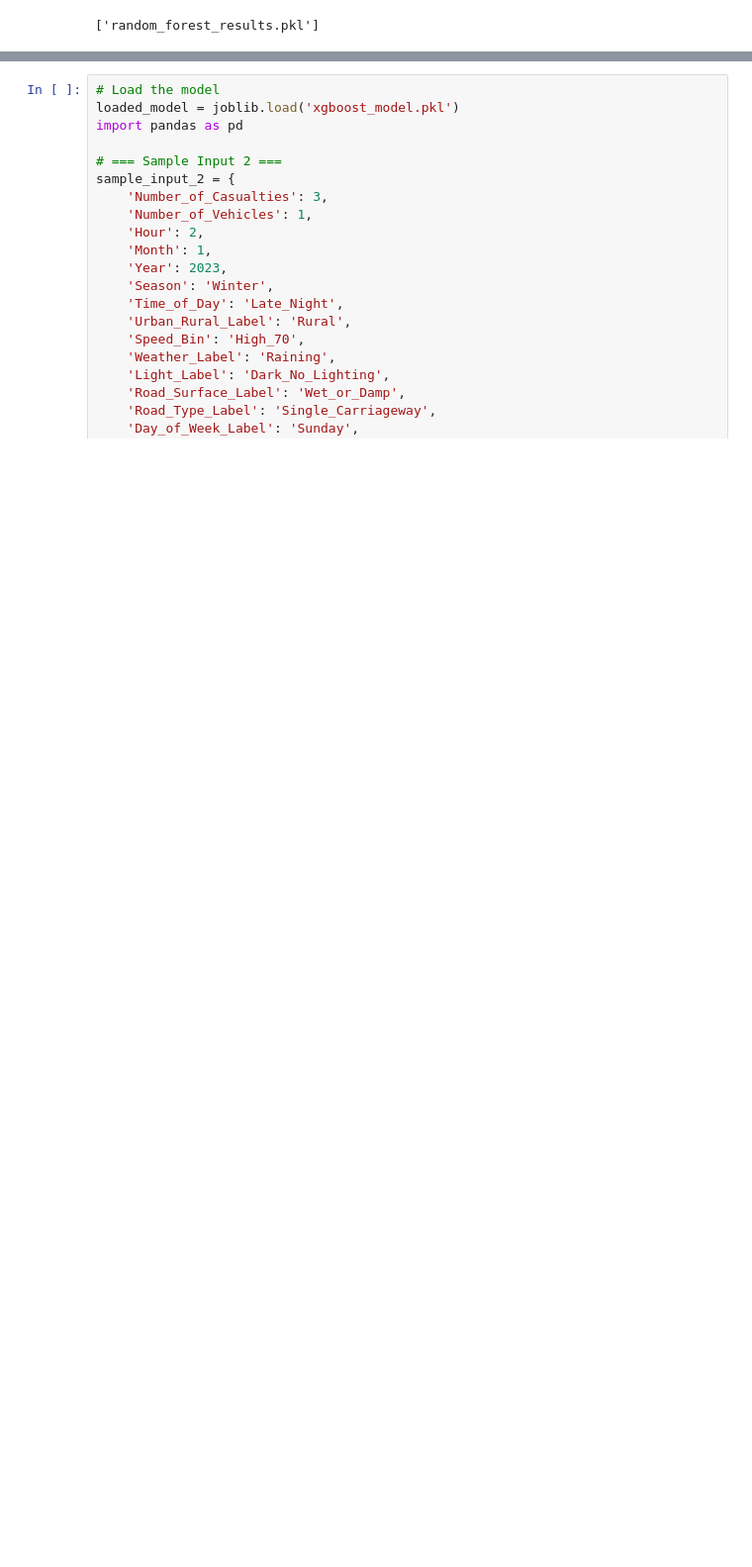
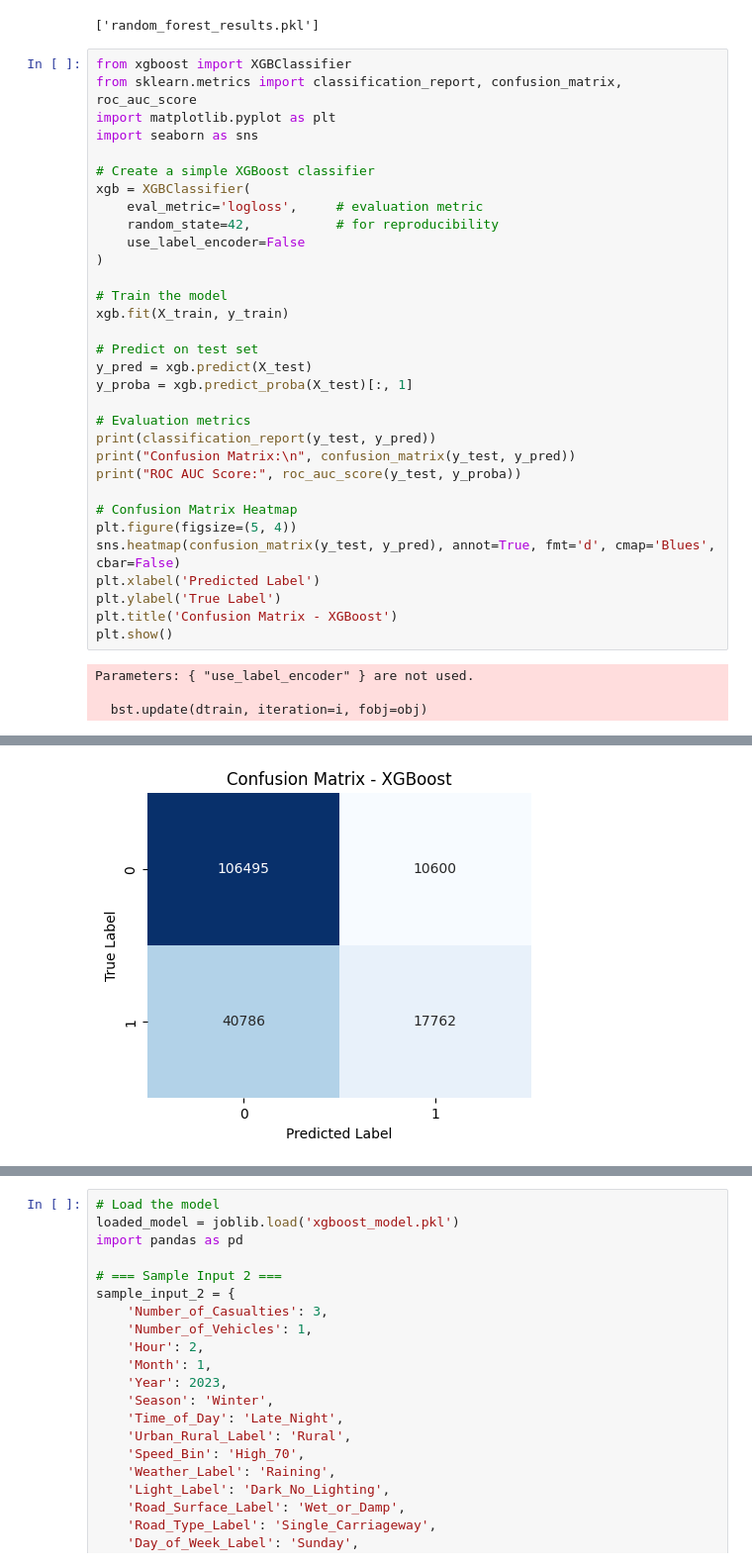
Before and after one commit to aishwarya-shekar-babu/Road-Accident-Prediction, a Jupyter notebook: Road_Accident_Prediction_finalmodels_with_app.ipynb, the cells around one changed output, grey strips where cells are left out. Shown at 99% size. Drawn from its saved outputs; the diff is of its cells as text; blank space fills up the shorter version.

```diff
--- a/Road_Accident_Prediction_finalmodels_with_app.ipynb
+++ b/Road_Accident_Prediction_finalmodels_with_app.ipynb
@@ -1492,3 +1492,39 @@ rf_results = {
 joblib.dump(rf_results, 'random_forest_results.pkl')
 # %% [output]
 ['random_forest_results.pkl']
+# %%
+from xgboost import XGBClassifier
+from sklearn.metrics import classification_report, confusion_matrix, roc_auc_score
+import matplotlib.pyplot as plt
+import seaborn as sns
+
+# Create a simple XGBoost classifier
+xgb = XGBClassifier(
+    eval_metric='logloss',     # evaluation metric
+    random_state=42,           # for reproducibility
+    use_label_encoder=False
+)
+
+# Train the model
+xgb.fit(X_train, y_train)
+
+# Predict on test set
+y_pred = xgb.predict(X_test)
+y_proba = xgb.predict_proba(X_test)[:, 1]
+
+# Evaluation metrics
+print(classification_report(y_test, y_pred))
+print("Confusion Matrix:\n", confusion_matrix(y_test, y_pred))
+print("ROC AUC Score:", roc_auc_score(y_test, y_proba))
+
+# Confusion Matrix Heatmap
+plt.figure(figsize=(5, 4))
+sns.heatmap(confusion_matrix(y_test, y_pred), annot=True, fmt='d', cmap='Blues', cbar=False)
+plt.xlabel('Predicted Label')
+plt.ylabel('True Label')
+plt.title('Confusion Matrix - XGBoost')
+plt.show()
+# %% [output]
+Parameters: { "use_label_encoder" } are not used.
+
+  bst.update(dtrain, iteration=i, fobj=obj)
@@ -1495,3 +1544,4 @@ joblib.dump(rf_results, 'random_forest_results.pkl')
+[figure, added]
 # %%
 from xgboost import XGBClassifier
 from sklearn.model_selection import RandomizedSearchCV
```
Also changed, not shown: parts of 9 cells of this notebook.
